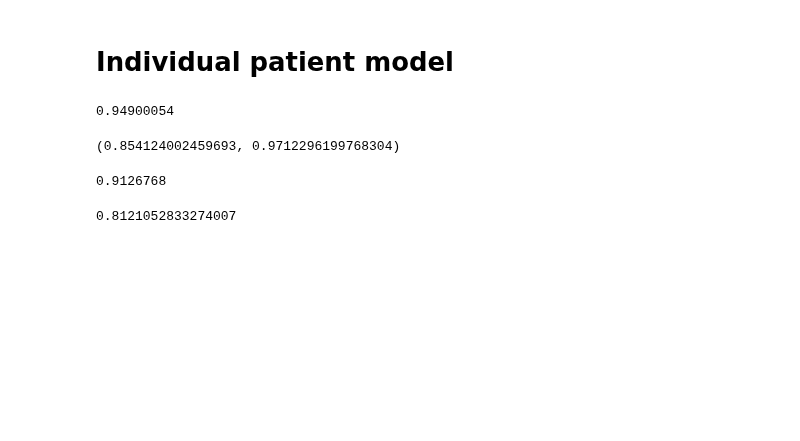
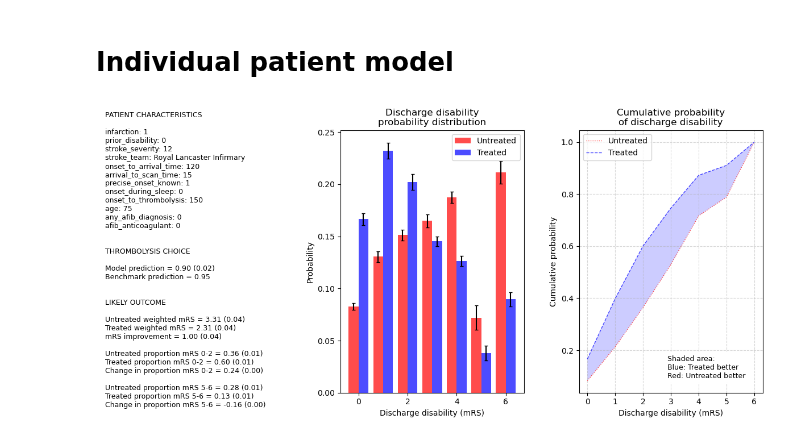
Before and after one commit to samuel-book/samuel_2_production, a Jupyter notebook: 4_individual_patient.ipynb, the cells around one changed output. Saved outputs shown, nothing was run; the diff lists cells and outputs as text; code cells hidden in the pictures; blank space fills up the shorter version.

Commit message:
Add output figure

```diff
--- a/4_individual_patient.ipynb
+++ b/4_individual_patient.ipynb
@@ -6,9 +6,9 @@ warnings.filterwarnings("ignore")
 
 from utils.individual_patient import IndividualPatientModel
 # %%
-pm = IndividualPatientModel(train_models=False, replicates=10)
+pm = IndividualPatientModel(train_models=False, replicates=30)
 # %%
-# Use Royal Lancaster Infirmary for stroke team for a neutral example
+# Use Royal Lancaster Infirmary for stroke team for a 'neutral' example
 
 patient = {
     'infarction': 1,
@@ -16,28 +16,15 @@ patient = {
     'stroke_severity': 12,
     'stroke_team': "Royal Lancaster Infirmary",
     'onset_to_arrival_time': 120,
-    'arrival_to_scan_time': 10,
+    'arrival_to_scan_time': 15,
     'precise_onset_known': 1,
     'onset_during_sleep': 0,
-    'onset_to_thrombolysis': 240,
+    'onset_to_thrombolysis': 150,
     'age': 75,
     'any_afib_diagnosis': 0,
     'afib_anticoagulant': 0}
 # %%
 pm.predict_patient(patient)
+pm.results_fig
+# %% [output]
+[figure, added]
-# %%
-pm.thrombolysis_choice_benchmark_mean
-# %% [output]
-0.94900054
-# %%
-pm.thrombolysis_prediction_ci
-# %% [output]
-(0.854124002459693, 0.9712296199768304)
-# %%
-pm.thrombolysis_prediction
-# %% [output]
-0.9126768
-# %%
-pm.improvement
-# %% [output]
-0.8121052833274007
```
Also changed, not shown: 1 other file.
